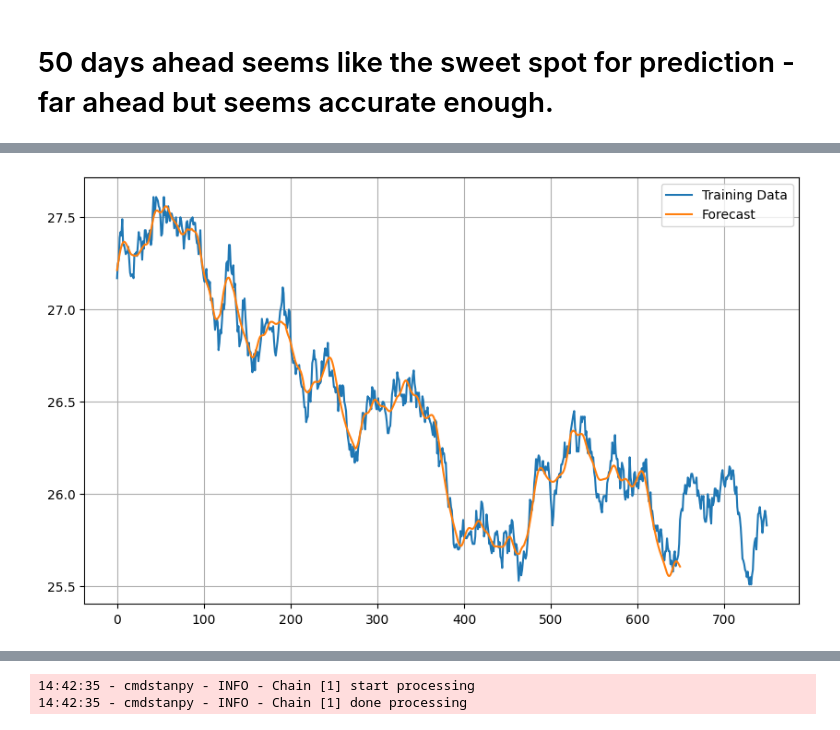
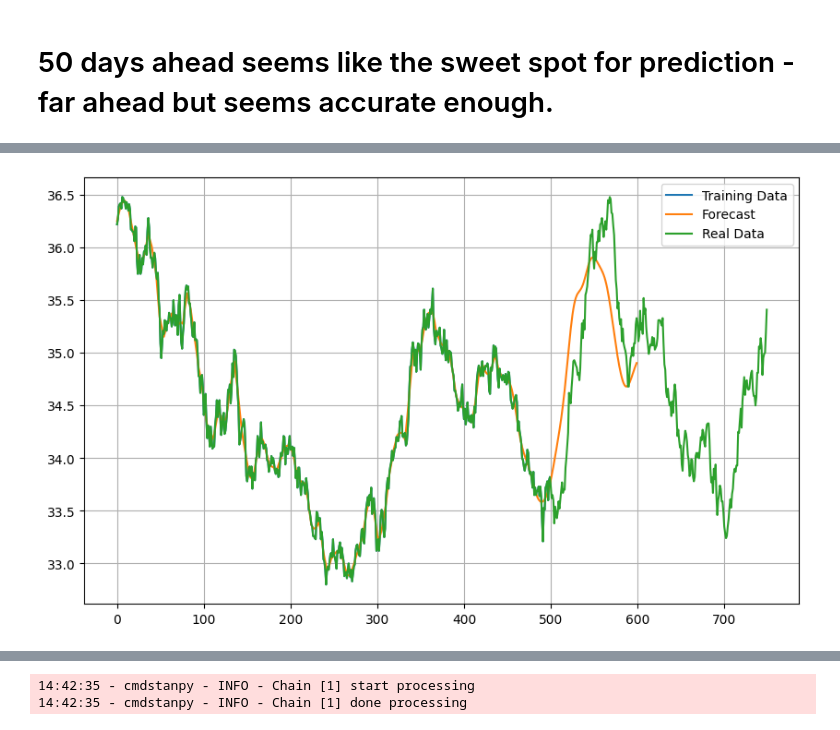
Before and after one commit to sydneycally-inclane-2812/algothon-fintech-unsw-2024, a Jupyter notebook: prophet_strat.ipynb, the cells around one changed output, grey strips where cells are left out. Saved outputs shown, nothing was run; the diff lists cells and outputs as text; code cells hidden in the pictures.

```diff
--- a/prophet_strat.ipynb
+++ b/prophet_strat.ipynb
@@ -28,7 +10,21 @@ Name: 1, Length: 750, dtype: float64
 # %%
-stock_number = 12
+start_date = '2023-01-01'
+# Loading all data
 data_to_750 = pd.read_csv(r'data/prices0to750.csv')
 data_to_750.columns = [int(i) for i in data_to_750.columns]
-training_data = data_to_750[stock_number]
-time_data = pd.date_range(start='1/1/2010', periods=len(training_data), freq='D')
-training_data = pd.DataFrame({'ds': time_data, 'y': training_data})
+date_range = pd.date_range(start=start_date, periods=750, freq='D')
+data_to_750['ds'] = date_range
+
+data_to_500 = pd.read_csv(r'data/prices0to500.csv')
+data_to_500.columns = [int(i) for i in data_to_500.columns]
+date_range = pd.date_range(start=start_date, periods=500, freq='D')
+data_to_500['ds'] = date_range
+
+data_to_250 = pd.read_csv(r'data/prices0to250.csv')
+data_to_250.columns = [int(i) for i in data_to_250.columns]
+date_range = pd.date_range(start=start_date, periods=250, freq='D')
+data_to_250['ds'] = date_range
+
+# training_data = data_to_750[stock_number]
+# time_data = pd.date_range(start='1/1/2010', periods=len(training_data), freq='D')
+# training_data = pd.DataFrame({'ds': time_data, 'y': training_data})
@@ -37,27 +47,34 @@ training_data_250 = training_data[:600].copy()
 # %% [markdown]
 # 50 days ahead seems like the sweet spot for prediction - far ahead but seems accurate enough.
+# %%
+stock_number = 47
+training_data = data_to_500[['ds', stock_number]].copy()
+training_data.columns = ['ds', 'y']
 # %%
 model = Prophet(
     growth='linear',
     seasonality_mode='multiplicative',
-    seasonality_prior_scale=10,
-    changepoint_prior_scale=0.05,
+    seasonality_prior_scale=0.5,
+    changepoint_prior_scale=10,
     n_changepoints=100,
     changepoint_range=0.9,
     weekly_seasonality=False,
     daily_seasonality=False,
-    yearly_seasonality=False
+    yearly_seasonality=False,
+    mcmc_samples=0
 )
-model.add_seasonality(name='monthly', period=120, fourier_order=10, prior_scale=0.02)
-model.add_seasonality(name='weekly', period=60, fourier_order=3)
-model.fit(training_data_250)
-future = model.make_future_dataframe(periods=50)
+model.add_seasonality(name='monthly', period=120, fourier_order=5, prior_scale=9)
+model.add_seasonality(name='weekly', period=90, fourier_order=5, prior_scale=9)
+model.fit(training_data)
+future = model.make_future_dataframe(periods=100, include_history=True)
 forecast = model.predict(future)
 
 plt.figure(figsize=(10, 6))
 plt.plot(training_data.index, training_data['y'], label='Training Data')
 plt.plot(forecast.index, forecast['yhat'], label='Forecast')
-plt.plot
+plt.plot(data_to_750.index, data_to_750[stock_number], label='Real Data')
+# plt.plot(forecast.index, forecast['yhat_upper'], label='Upper Bound')
+# plt.plot(forecast.index, forecast['yhat_lower'], label='Lower Bound')
 
 
 plt.grid()
@@ -69,4 +86,4 @@ plt.show()
-[figure, old version]
+[figure, new version]
 # %%
 # Rapid prototype here
 position = np.zeros(50)
```
Also changed, not shown: parts of 8 cells of this notebook.
